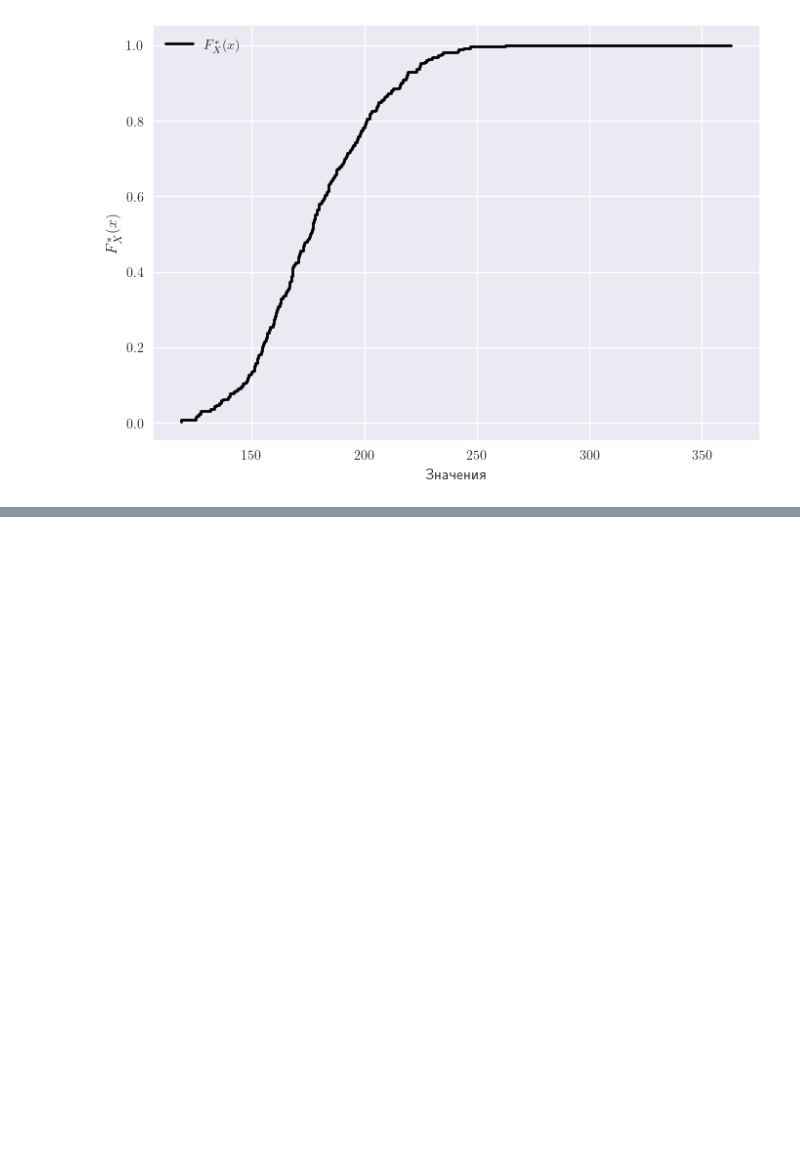
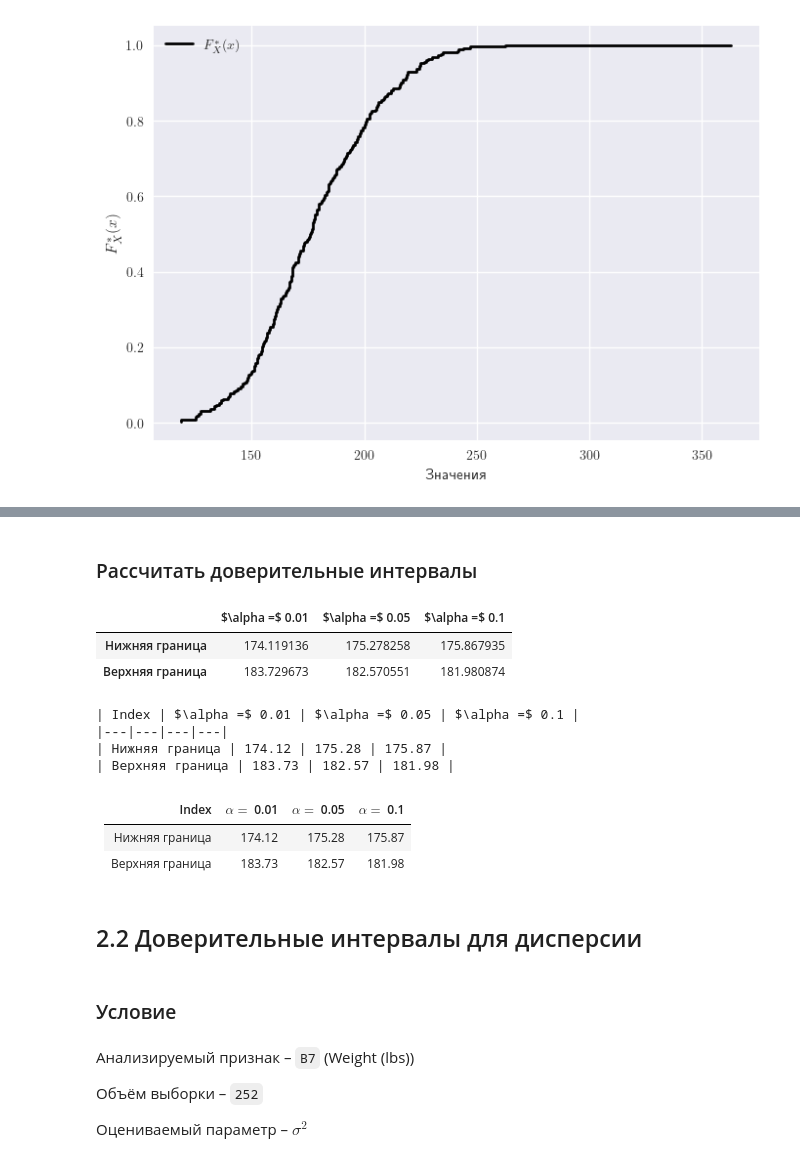
Before and after one commit to retrobannerS/mephi_stats, a Jupyter notebook: bdz/var_2/notebook.ipynb, the cells around one changed output, grey strips where cells are left out. Cells and saved outputs as stored; diff of their text form; code cells hidden in the pictures; blank space fills up the shorter version.

```diff
--- a/bdz/var_2/notebook.ipynb
+++ b/bdz/var_2/notebook.ipynb
@@ -345,0 +360,3 @@ plt.show()
+# %%
+X = data("2.1")[0]
+X.head()
@@ -345,0 +370,3 @@ plt.show()
+# %%
+n = len(X)
+n
@@ -345,0 +386,37 @@ plt.show()
+# %% [markdown]
+### Рассчитать доверительные интервалы
+# %%
+intervals = pd.DataFrame(index=["Нижняя граница", "Верхняя граница"])
+alphas = [0.01, 0.05, 0.1]
+std_err = stats.sem(X)
+for alpha in alphas:
+    intervals[f"$\\alpha =$ {alpha}"] = stats.t.interval(
+        1 - alpha, df=n - 1, loc=X.mean(), scale=std_err
+    )
+intervals
+# %% [output]
+|  | $\alpha =$ 0.01 | $\alpha =$ 0.05 | $\alpha =$ 0.1 |
+| Нижняя граница | 174.119136 | 175.278258 | 175.867935 |
+| Верхняя граница | 183.729673 | 182.570551 | 181.980874 |
+# %%
+print(dataframe_to_markdown(intervals))
+# %% [output]
+| Index | $\alpha =$ 0.01 | $\alpha =$ 0.05 | $\alpha =$ 0.1 |
+|---|---|---|---|
+| Нижняя граница | 174.12 | 175.28 | 175.87 |
+| Верхняя граница | 183.73 | 182.57 | 181.98 |
+# %% [markdown]
+| Index | $\alpha =$ 0.01 | $\alpha =$ 0.05 | $\alpha =$ 0.1 |
+|---|---|---|---|
+| Нижняя граница | 174.12 | 175.28 | 175.87 |
+| Верхняя граница | 183.73 | 182.57 | 181.98 |
+# %% [markdown]
+## 2.2 Доверительные интервалы для дисперсии
+# %% [markdown]
+### Условие
+# %% [markdown]
+Анализируемый признак  – `B7` (Weight (lbs))
+
+Объём выборки – `252`
+
+Оцениваемый параметр – $\sigma^2$
```
Also changed, not shown: parts of 43 cells of this notebook, 1 other file.
